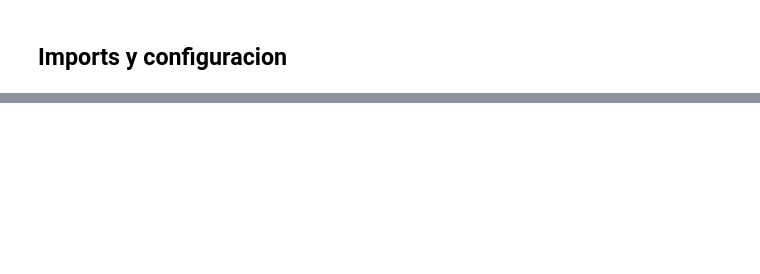
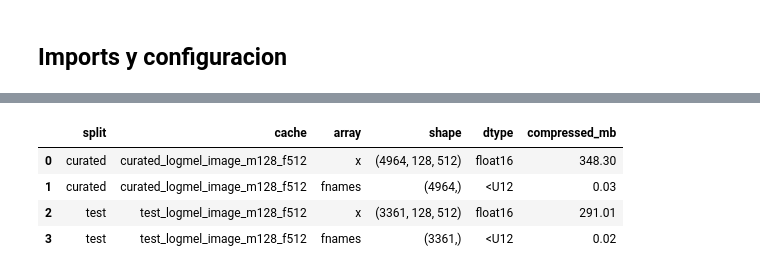
Before and after one commit to srodriguez-lefebre/2_TallerAA, a Jupyter notebook: 02_preprocesamiento/02_P01_logmel_image_512.ipynb, the cells around one changed output, grey strips where cells are left out. Cells and saved outputs as stored; diff of their text form; code cells hidden in the pictures; blank space fills up the shorter version.

```diff
--- a/02_preprocesamiento/02_P01_logmel_image_512.ipynb
+++ b/02_preprocesamiento/02_P01_logmel_image_512.ipynb
@@ -76,0 +106,16 @@ summary.to_csv(RESULTS_DIR / 'P01_logmel_image_512_summary.csv', index=False)
+# %%
+cache_path = DATA_DIR / 'curated_logmel_image_m128_f512.npz'
+test_cache_path = DATA_DIR / 'test_logmel_image_m128_f512.npz'
+
+summary = pd.concat([
+    npz_array_headers(cache_path).assign(split='curated', cache='curated_logmel_image_m128_f512'),
+    npz_array_headers(test_cache_path).assign(split='test', cache='test_logmel_image_m128_f512'),
+], ignore_index=True)
+display(summary[['split', 'cache', 'array', 'shape', 'dtype', 'compressed_mb']])
+summary.to_csv(RESULTS_DIR / 'P01_logmel_image_512_summary.csv', index=False)
+# %% [output]
+|  | split | cache | array | shape | dtype | compressed_mb |
+| 0 | curated | curated_logmel_image_m128_f512 | x | (4964, 128, 512) | float16 | 348.30 |
+| 1 | curated | curated_logmel_image_m128_f512 | fnames | (4964,) | <U12 | 0.03 |
+| 2 | test | test_logmel_image_m128_f512 | x | (3361, 128, 512) | float16 | 291.01 |
+| 3 | test | test_logmel_image_m128_f512 | fnames | (3361,) | <U12 | 0.02 |
```
Also changed, not shown: parts of 14 cells of this notebook, 3 other files.
